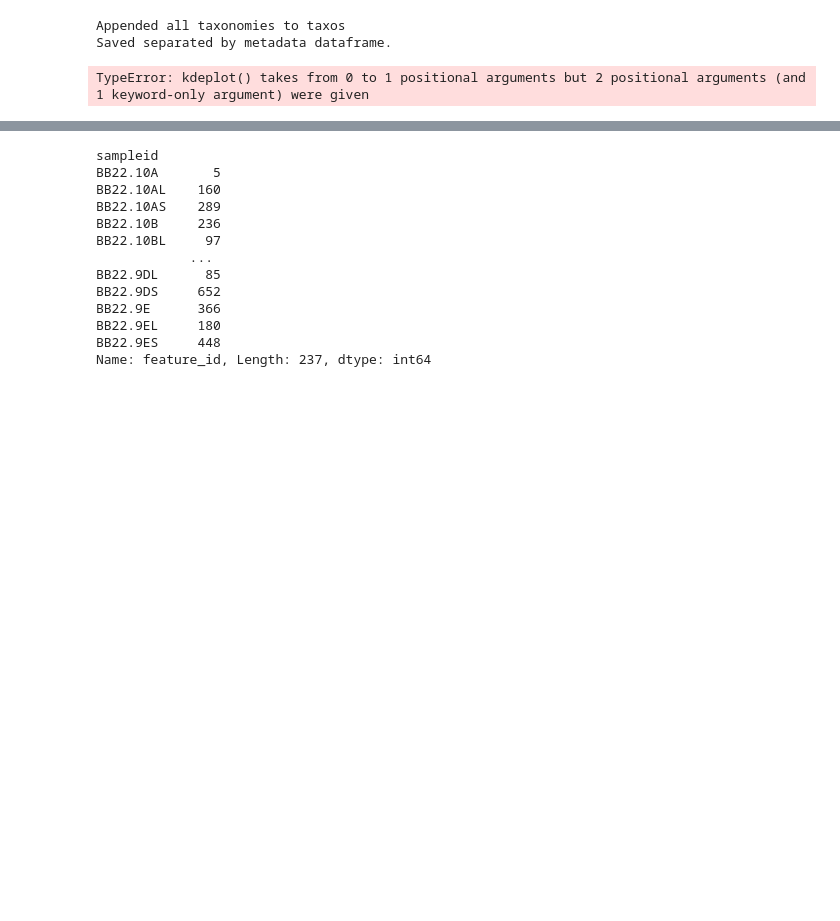
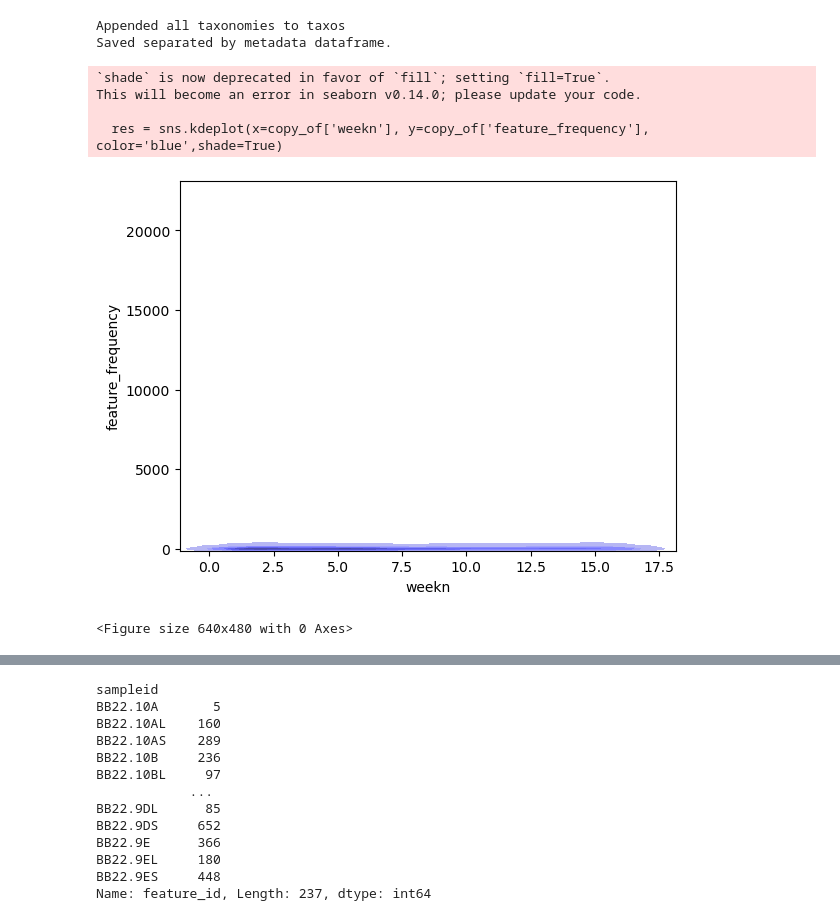
Before and after one commit to dianahaider/size_fractions, a Jupyter notebook: bb2022_sf.ipynb, the cells around one changed output, grey strips where cells are left out. Drawn from its saved outputs; the diff is of its cells as text; code cells hidden in the pictures; blank space fills up the shorter version.

```diff
--- a/bb2014-21_split_anal_cleaned-Copy1.ipynb
+++ b/bb2022_sf.ipynb
@@ -524,8 +525,13 @@ copy_of = separated.copy()
 # %%
 copy_of[['Domain', 'Phylum', 'Class', 'Order', 'Family', 'Genus', 'Species']] = copy_of['Taxon'].str.split('; ', expand=True)
 # %%
-res = sns.kdeplot(copy_of['weekn'],copy_of['feature_frequency'],color='blue',shade=True)
+res = sns.kdeplot(x=copy_of['weekn'], y=copy_of['feature_frequency'], color='blue',shade=True)
 plt.show()
 plt.savefig('kdeplot', format="svg")
 # %% [output]
-TypeError: kdeplot() takes from 0 to 1 positional arguments but 2 positional arguments (and 1 keyword-only argument) were given
+`shade` is now deprecated in favor of `fill`; setting `fill=True`.
+This will become an error in seaborn v0.14.0; please update your code.
+
+  res = sns.kdeplot(x=copy_of['weekn'], y=copy_of['feature_frequency'], color='blue',shade=True)
+[figure, added]
+<Figure size 640x480 with 0 Axes>
```
Also changed, not shown: parts of 34 cells of this notebook, 5 other files.
